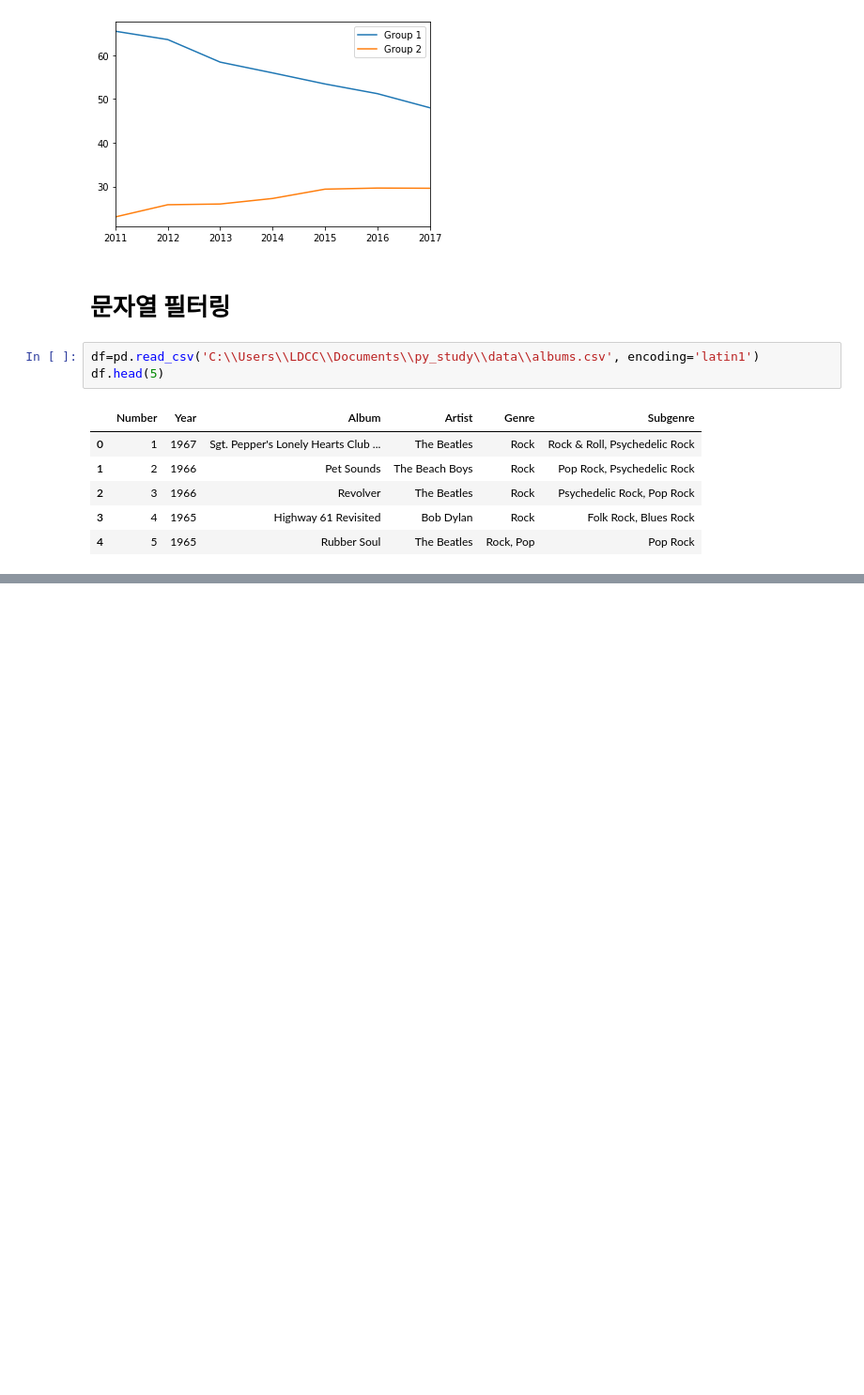
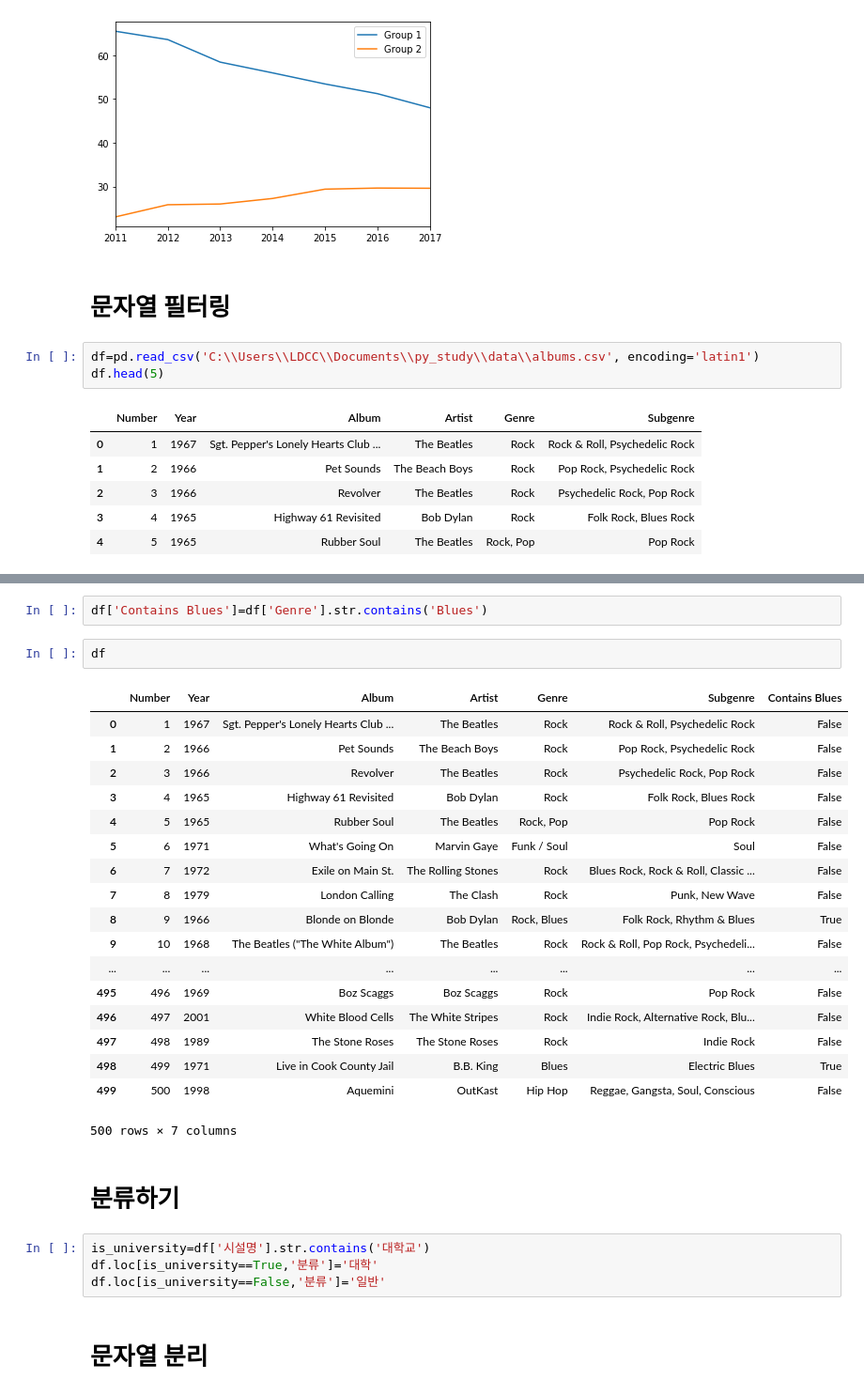
Before and after one commit to jinlove323/study, a Jupyter notebook: codeit_통계분석.ipynb, the cells around one changed output, grey strips where cells are left out. Shown at 94% size. Saved outputs shown, nothing was run; the diff lists cells and outputs as text; blank space fills up the shorter version.

```diff
--- a/codeit_통계분석.ipynb
+++ b/codeit_통계분석.ipynb
@@ -378,0 +412,31 @@ df.head(5)
+# %%
+df['Contains Blues']=df['Genre'].str.contains('Blues')
+# %%
+df
+# %% [output]
+|  | Number | Year | Album | Artist | Genre | Subgenre | Contains Blues |
+| 0 | 1 | 1967 | Sgt. Pepper's Lonely Hearts Club ... | The Beatles | Rock | Rock & Roll, Psychedelic Rock | False |
+| 1 | 2 | 1966 | Pet Sounds | The Beach Boys | Rock | Pop Rock, Psychedelic Rock | False |
+| 2 | 3 | 1966 | Revolver | The Beatles | Rock | Psychedelic Rock, Pop Rock | False |
+| 3 | 4 | 1965 | Highway 61 Revisited | Bob Dylan | Rock | Folk Rock, Blues Rock | False |
+| 4 | 5 | 1965 | Rubber Soul | The Beatles | Rock, Pop | Pop Rock | False |
+| 5 | 6 | 1971 | What's Going On | Marvin Gaye | Funk / Soul | Soul | False |
+| 6 | 7 | 1972 | Exile on Main St. | The Rolling Stones | Rock | Blues Rock, Rock & Roll, Classic ... | False |
+| 7 | 8 | 1979 | London Calling | The Clash | Rock | Punk, New Wave | False |
+| 8 | 9 | 1966 | Blonde on Blonde | Bob Dylan | Rock, Blues | Folk Rock, Rhythm & Blues | True |
+| 9 | 10 | 1968 | The Beatles ("The White Album") | The Beatles | Rock | Rock & Roll, Pop Rock, Psychedeli... | False |
+| ... | ... | ... | ... | ... | ... | ... | ... |
+| 495 | 496 | 1969 | Boz Scaggs | Boz Scaggs | Rock | Pop Rock | False |
+| 496 | 497 | 2001 | White Blood Cells | The White Stripes | Rock | Indie Rock, Alternative Rock, Blu... | False |
+| 497 | 498 | 1989 | The Stone Roses | The Stone Roses | Rock | Indie Rock | False |
+| 498 | 499 | 1971 | Live in Cook County Jail | B.B. King | Blues | Electric Blues | True |
+| 499 | 500 | 1998 | Aquemini | OutKast | Hip Hop | Reggae, Gangsta, Soul, Conscious | False |
+500 rows × 7 columns
+# %% [markdown]
+# 분류하기
+# %%
+is_university=df['시설명'].str.contains('대학교')
+df.loc[is_university==True,'분류']='대학'
+df.loc[is_university==False,'분류']='일반'
+# %% [markdown]
+# 문자열 분리
```
Also changed, not shown: parts of 33 cells of this notebook.
